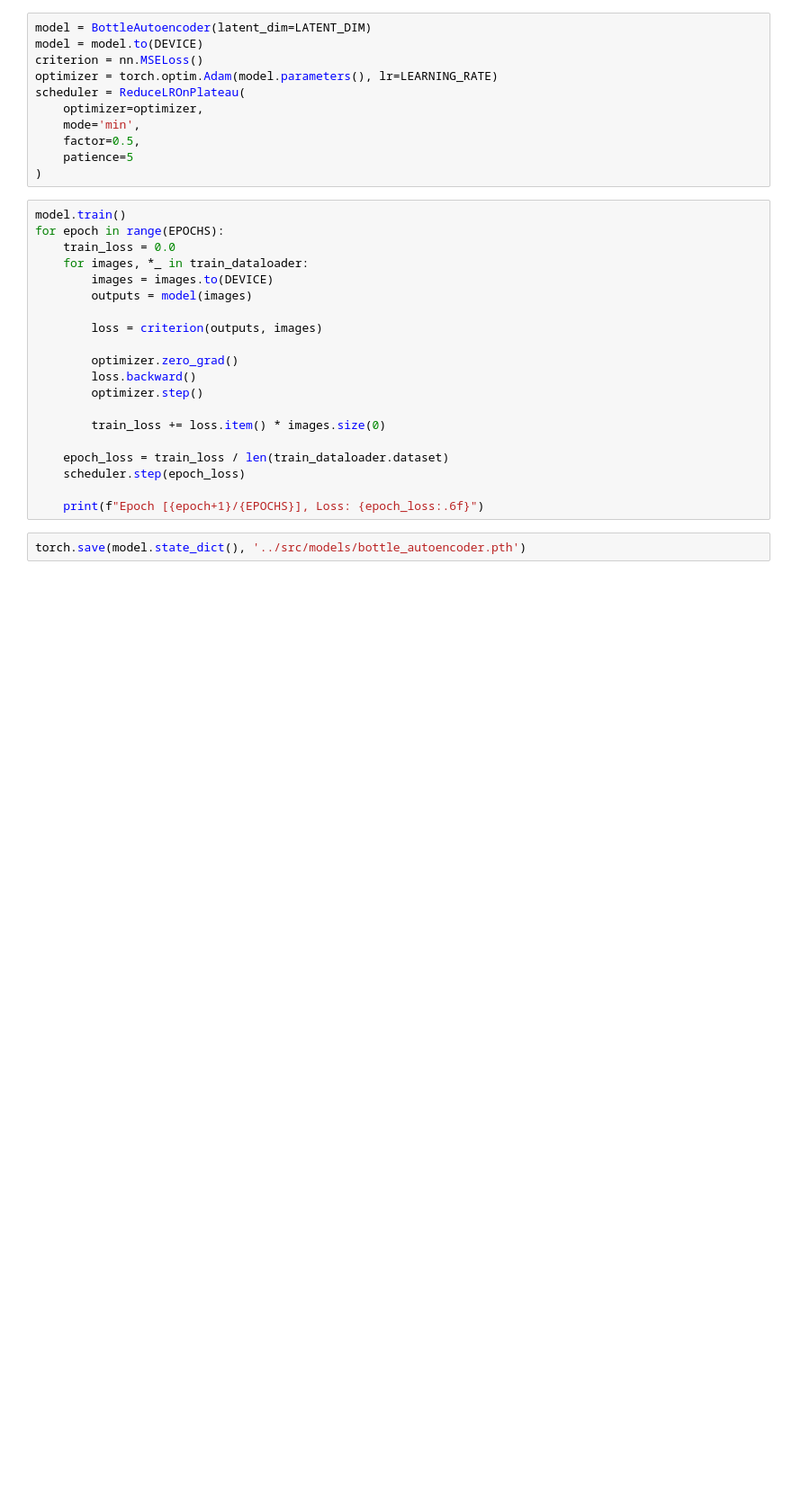
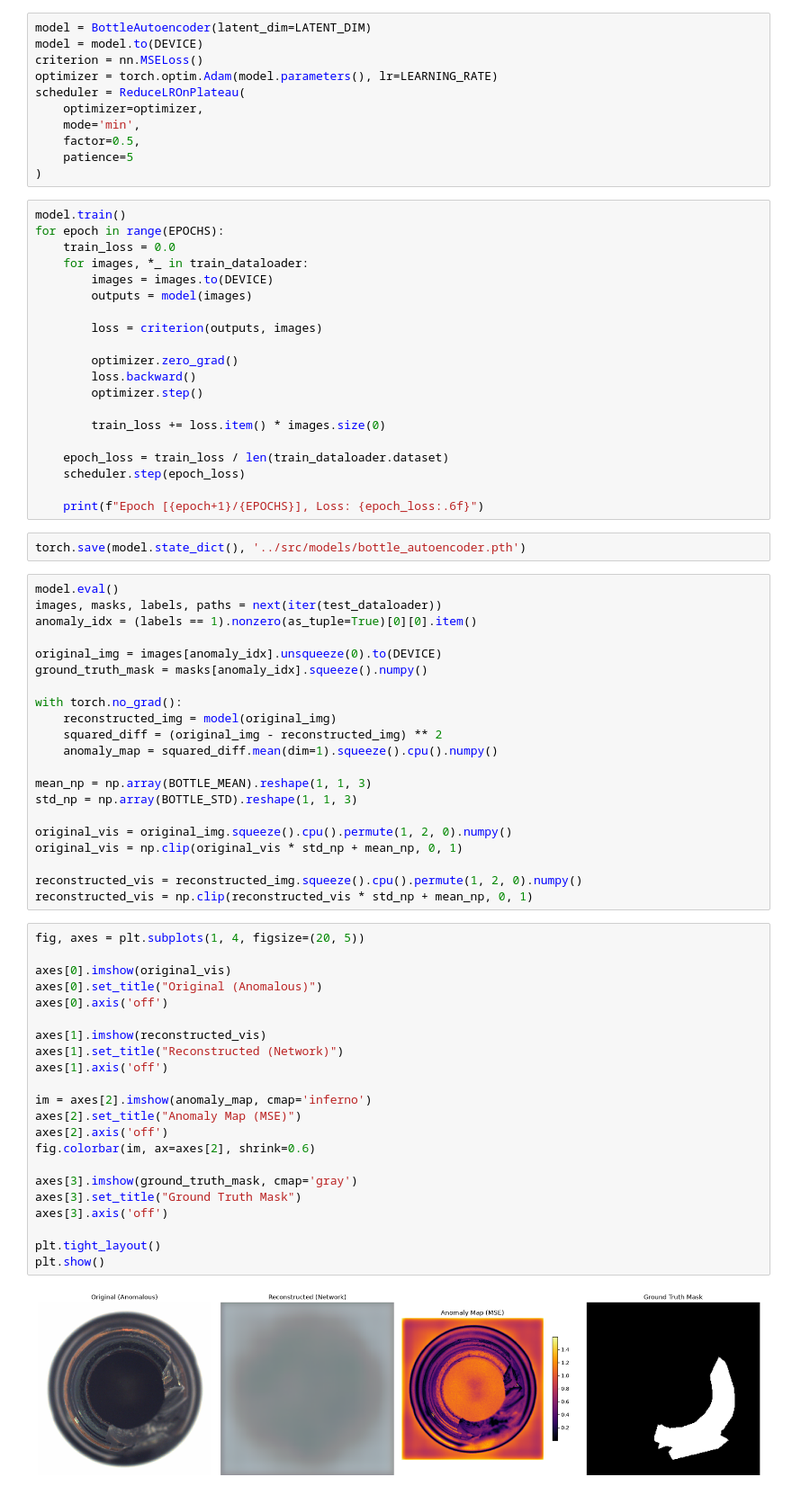
Before and after one commit to prroud/Unsupervised-Anomaly-Detection-Using-Autoencoder-Architecture, a Jupyter notebook: notebooks/model.ipynb, the cells around one changed output. Shown at 90% size. Drawn from its saved outputs; the diff is of its cells as text; blank space fills up the shorter version.

Commit message:
Adding model evaluation

```diff
--- a/notebooks/model.ipynb
+++ b/notebooks/model.ipynb
@@ -228,3 +230,48 @@ for epoch in range(EPOCHS):
     print(f"Epoch [{epoch+1}/{EPOCHS}], Loss: {epoch_loss:.6f}")
 # %%
 torch.save(model.state_dict(), '../src/models/bottle_autoencoder.pth')
+# %%
+model.eval()
+images, masks, labels, paths = next(iter(test_dataloader))
+anomaly_idx = (labels == 1).nonzero(as_tuple=True)[0][0].item()
+
+original_img = images[anomaly_idx].unsqueeze(0).to(DEVICE)
+ground_truth_mask = masks[anomaly_idx].squeeze().numpy()
+
+with torch.no_grad():
+    reconstructed_img = model(original_img)
+    squared_diff = (original_img - reconstructed_img) ** 2
+    anomaly_map = squared_diff.mean(dim=1).squeeze().cpu().numpy()
+
+mean_np = np.array(BOTTLE_MEAN).reshape(1, 1, 3)
+std_np = np.array(BOTTLE_STD).reshape(1, 1, 3)
+
+original_vis = original_img.squeeze().cpu().permute(1, 2, 0).numpy()
+original_vis = np.clip(original_vis * std_np + mean_np, 0, 1)
+
+reconstructed_vis = reconstructed_img.squeeze().cpu().permute(1, 2, 0).numpy()
+reconstructed_vis = np.clip(reconstructed_vis * std_np + mean_np, 0, 1)
+# %%
+fig, axes = plt.subplots(1, 4, figsize=(20, 5))
+
+axes[0].imshow(original_vis)
+axes[0].set_title("Original (Anomalous)")
+axes[0].axis('off')
+
+axes[1].imshow(reconstructed_vis)
+axes[1].set_title("Reconstructed (Network)")
+axes[1].axis('off')
+
+im = axes[2].imshow(anomaly_map, cmap='inferno')
+axes[2].set_title("Anomaly Map (MSE)")
+axes[2].axis('off')
+fig.colorbar(im, ax=axes[2], shrink=0.6)
+
+axes[3].imshow(ground_truth_mask, cmap='gray')
+axes[3].set_title("Ground Truth Mask")
+axes[3].axis('off')
+
+plt.tight_layout()
+plt.show()
+# %% [output]
+[figure, added]
```
Also changed, not shown: parts of 1 cell of this notebook.
